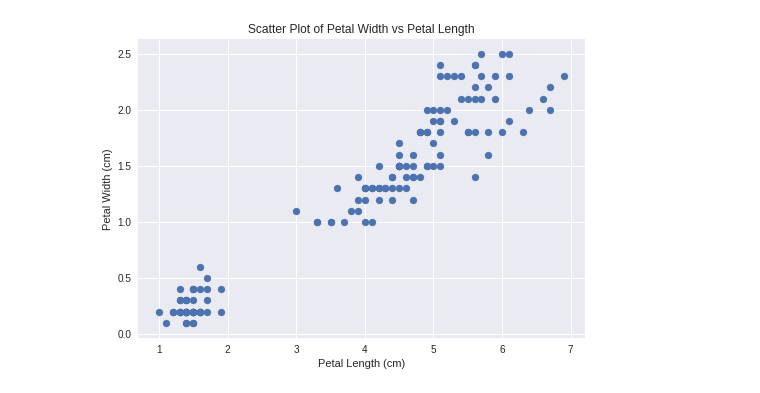
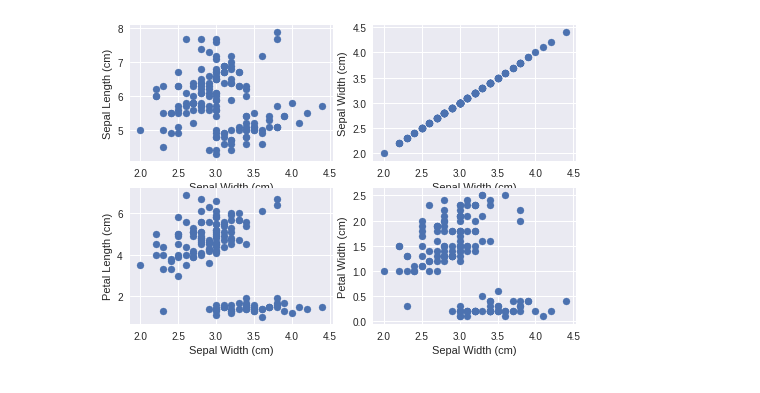
Before and after one commit to hazrulnizam/MachineLearning, a Jupyter notebook: Iris_Clustering.ipynb, the cells around one changed output. Saved outputs shown, nothing was run; the diff lists cells and outputs as text; code cells hidden in the pictures.

```diff
--- a/Iris_Clustering.ipynb
+++ b/Iris_Clustering.ipynb
@@ -38,8 +43,21 @@ plt.show()
-# %%
-plt.scatter(x=petallength, y=petalwidth)
-plt.title('Scatter Plot of Petal Width vs Petal Length')
-plt.xlabel('Petal Length (cm)')
-plt.ylabel('Petal Width (cm)')
-plt.show()
-# %% [output]
-[figure, removed]
+# %%
+fig, axes = plt.subplots(2, 2)
+axes[0,0].scatter(x=sepalwidth, y=sepallength)
+axes[0,0].set_xlabel('Sepal Width (cm)')
+axes[0,0].set_ylabel('Sepal Length (cm)')
+
+axes[0,1].scatter(x=sepalwidth, y=sepalwidth)
+axes[0,1].set_xlabel('Sepal Width (cm)')
+axes[0,1].set_ylabel('Sepal Width (cm)')
+
+axes[1,0].scatter(x=sepalwidth, y=petallength)
+axes[1,0].set_xlabel('Sepal Width (cm)')
+axes[1,0].set_ylabel('Petal Length (cm)')
+
+axes[1,1].scatter(x=sepalwidth, y=petalwidth)
+axes[1,1].set_xlabel('Sepal Width (cm)')
+axes[1,1].set_ylabel('Petal Width (cm)')
+
+plt.show()
+# %% [output]
+[figure, added]
```
Also changed, not shown: parts of 6 cells of this notebook.
